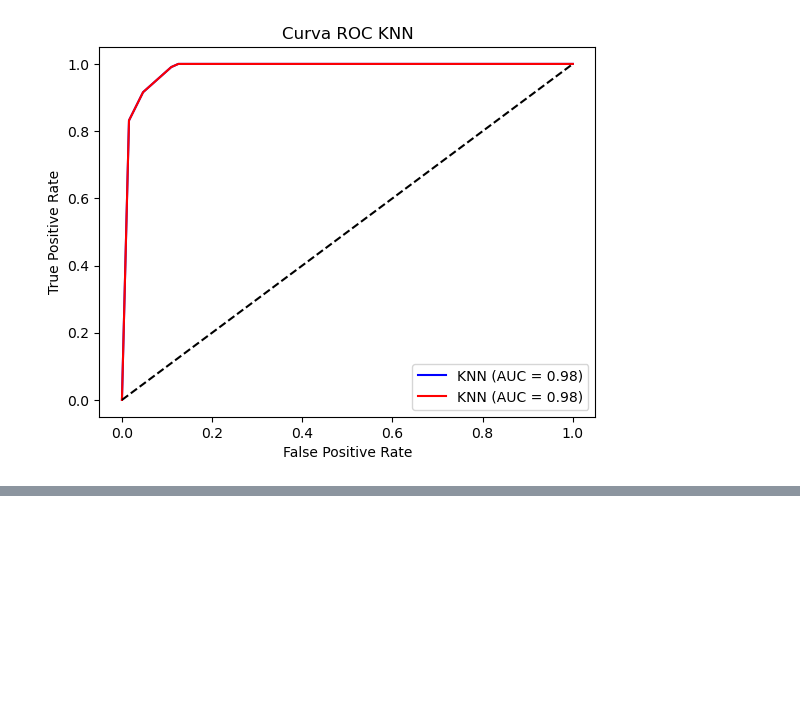
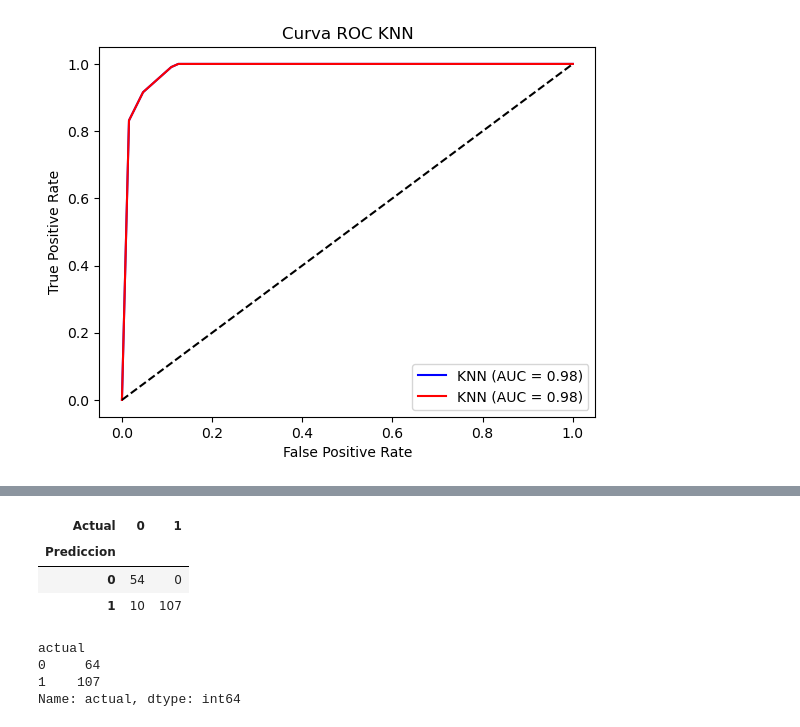
Before and after one commit to Alexis-martinezr/Machine-learning-biociencias, a Jupyter notebook: Clasificación de tumores - maligno vs benigno empleando KNeighborsClassifier.ipynb, the cells around one changed output, grey strips where cells are left out. Saved outputs shown, nothing was run; the diff lists cells and outputs as text; code cells hidden in the pictures; blank space fills up the shorter version.

Commit message:
Actualiza script de análisis

```diff
--- a/Clasificación de tumores - maligno vs benigno empleando KNeighborsClassifier.ipynb
+++ b/Clasificación de tumores - maligno vs benigno empleando KNeighborsClassifier.ipynb
@@ -266,0 +294,20 @@ plt.legend()
+# %%
+
+prob_df = pd.DataFrame(probs)
+therehold = 0.10
+prob_df['prediccion'] = np.where(prob_df[0]>therehold, 1, 0)
+prob_df['actual'] = y_test
+confusion_matrix = pd.crosstab(prob_df.prediccion, prob_df.actual, rownames=['Prediccion'], colnames=['Actual'])
+confusion_matrix
+# %% [output]
+| Actual | 0 | 1 |
+| Prediccion |  |  |
+| 0 | 54 | 0 |
+| 1 | 10 | 107 |
+# %%
+prob_df.groupby('actual')['actual'].count()
+# %% [output]
+actual
+0     64
+1    107
+Name: actual, dtype: int64
```
Also changed, not shown: parts of 2 cells of this notebook, 1 other file.
